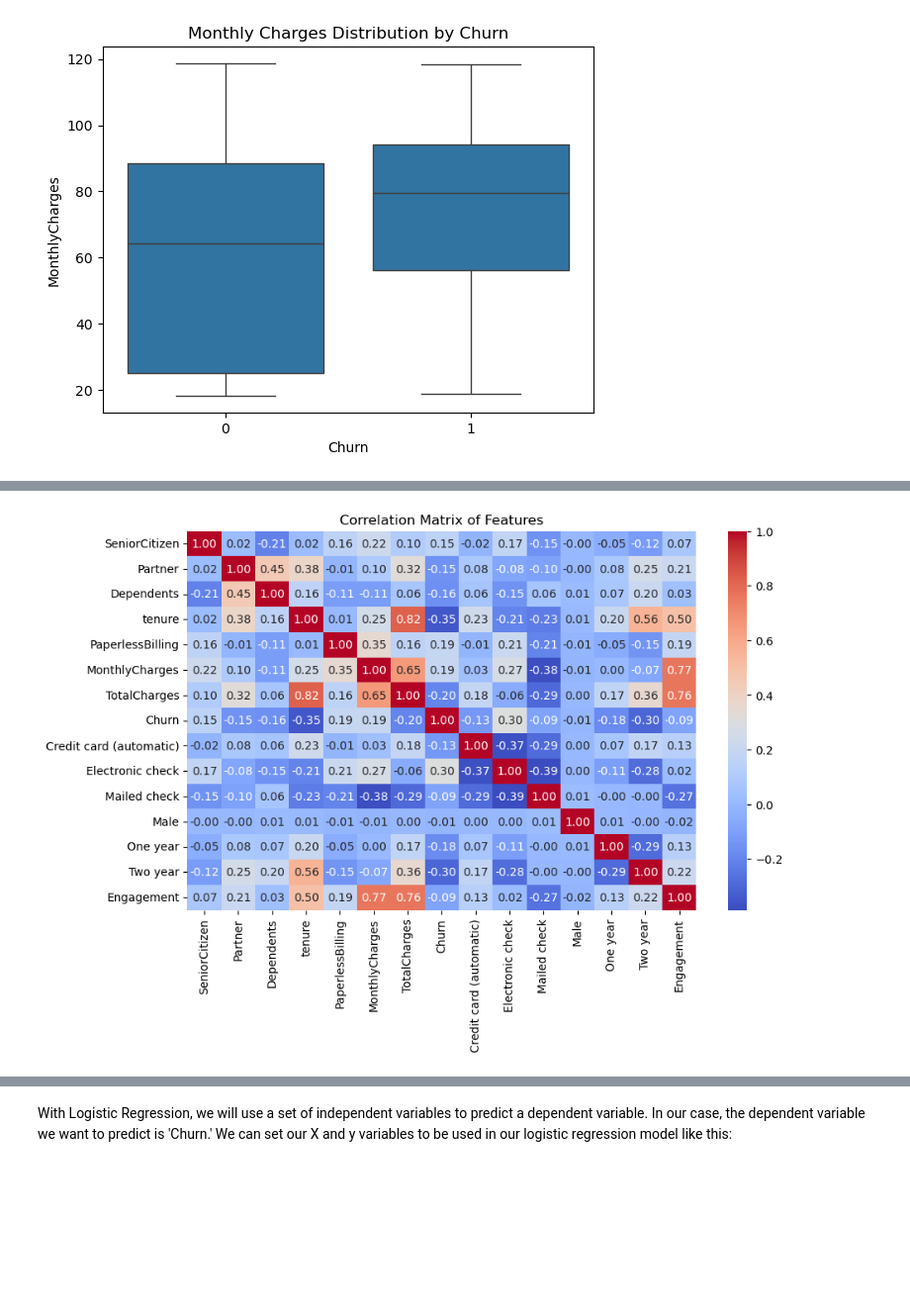
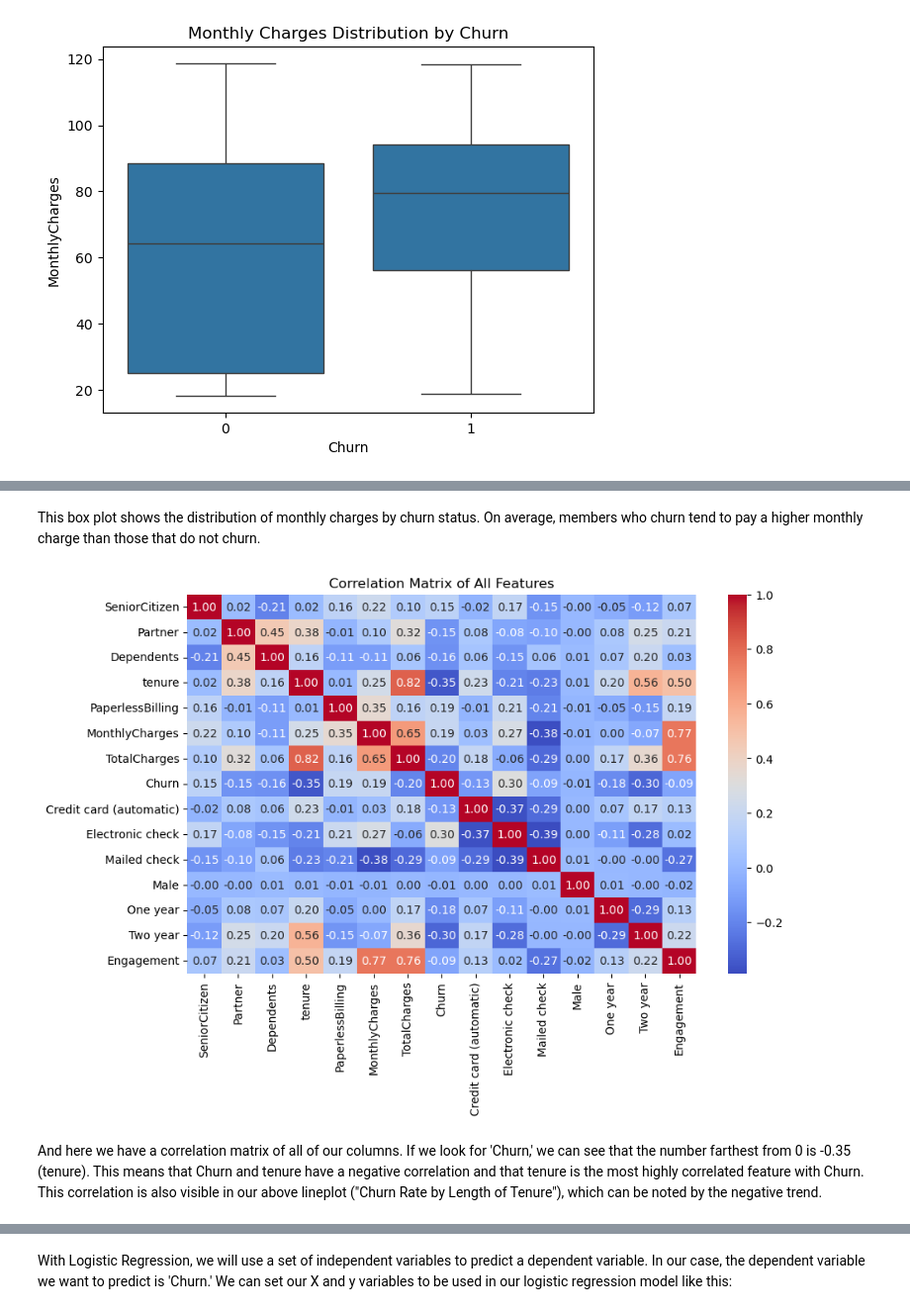
Before and after one commit to Codeywan/Predicting_Customer_Churn, a Jupyter notebook: Predicting_Customer_Churn.ipynb, the cells around one changed output, grey strips where cells are left out. Shown at 99% size. Saved outputs shown, nothing was run; the diff lists cells and outputs as text; code cells hidden in the pictures; blank space fills up the shorter version.

```diff
--- a/Predicting_Customer_Churn.ipynb
+++ b/Predicting_Customer_Churn.ipynb
@@ -72,7 +71,11 @@ plt.show()
+# %% [markdown]
+This box plot shows the distribution of monthly charges by churn status. On average, members who churn tend to pay a higher monthly charge than those that do not churn.
 # %%
 plt.figure(figsize=(10,6))
 sns.heatmap(data.corr(), annot=True, cmap='coolwarm', fmt='.2f')
-plt.title('Correlation Matrix of Features')
+plt.title('Correlation Matrix of All Features')
 plt.show()
 # %% [output]
-[figure, old version]
+[figure, new version]
+# %% [markdown]
+And here we have a correlation matrix of all of our columns. If we look for 'Churn,' we can see that the number farthest from 0 is -0.35 (tenure). This means that Churn and tenure have a negative correlation and that tenure is the most highly correlated feature with Churn. This correlation is also visible in our above lineplot ("Churn Rate by Length of Tenure"), which can be noted by the negative trend.
```
Also changed, not shown: parts of 10 cells of this notebook.
